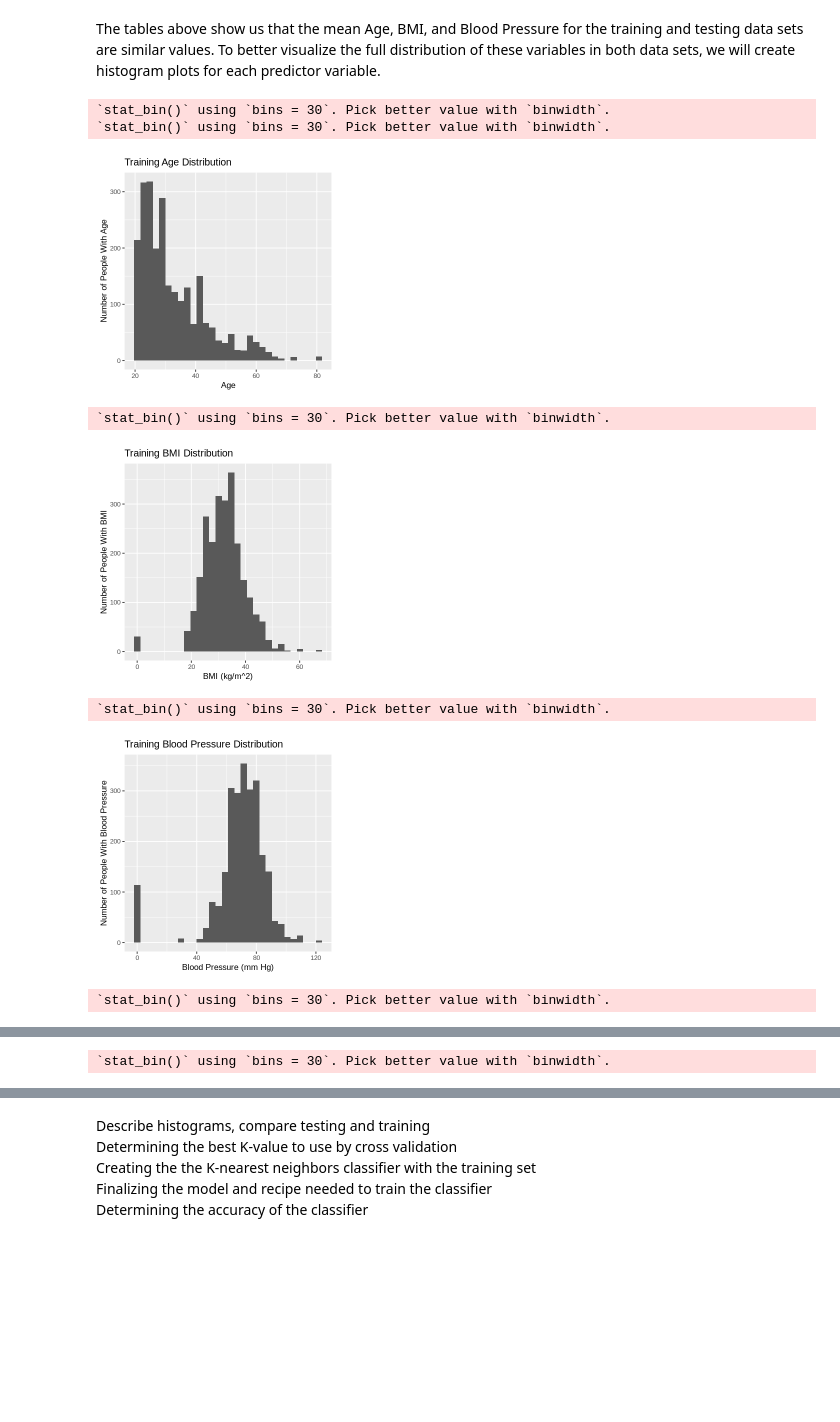
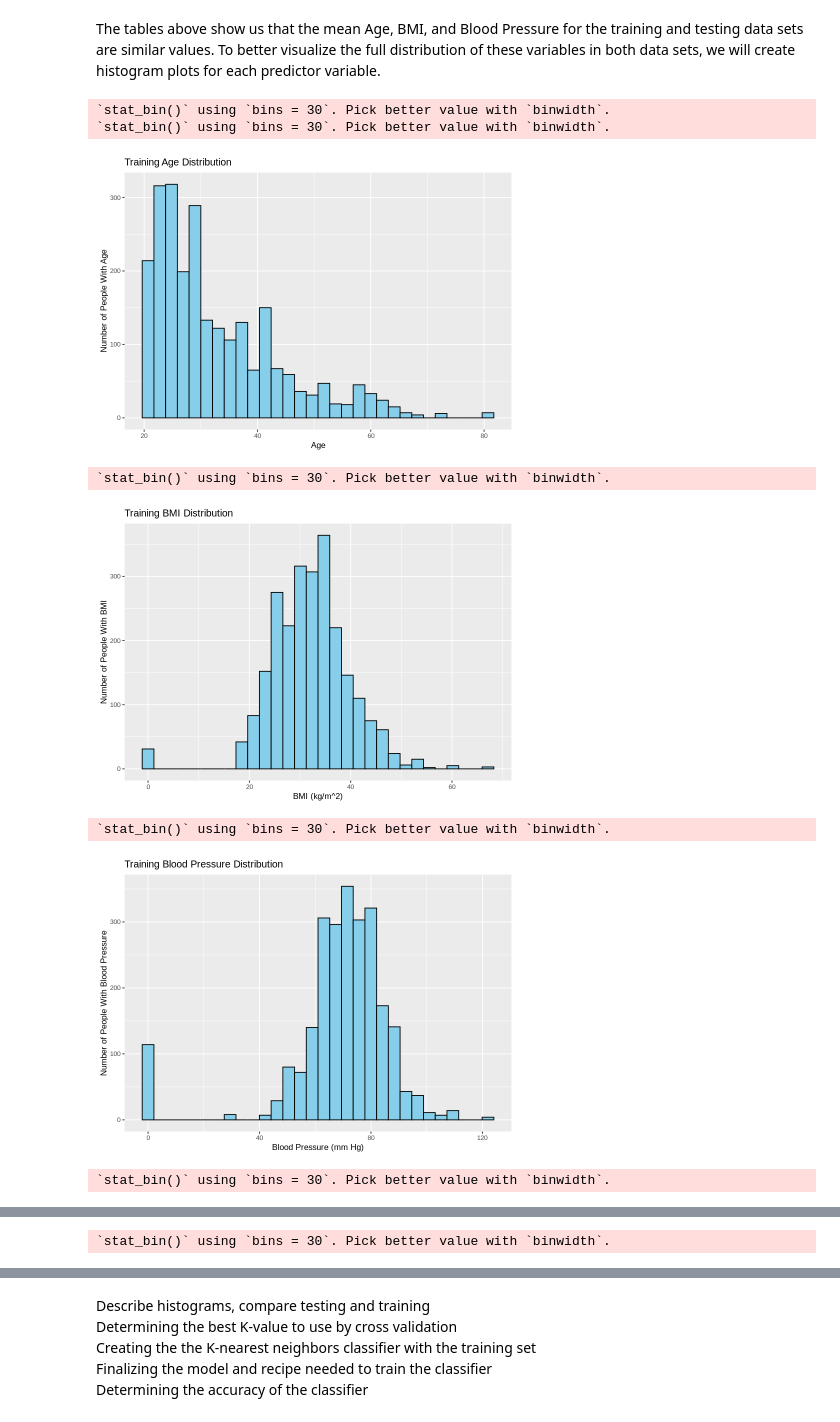
Before and after one commit to nityag11/DSCI-100-group17-project, a Jupyter notebook: Project.ipynb, the cells around one changed output, grey strips where cells are left out. Saved outputs shown, nothing was run; the diff lists cells and outputs as text; code cells hidden in the pictures; blank space fills up the shorter version.

```diff
--- a/Project.ipynb
+++ b/Project.ipynb
@@ -203,11 +203,11 @@ A tibble: 3 × 2
 # %% [markdown]
 The tables above show us that the mean Age, BMI, and Blood Pressure for the training and testing data sets are similar values. To better visualize the full distribution of these variables in both data sets, we will create histogram plots for each predictor variable.
 # %%
-options(repr.plot.width=4, repr.plot.height=4)
+options(repr.plot.width=7, repr.plot.height=5)
 #histogram for training age distribution
 training_age_distribution <- training_data_small |>
     ggplot(aes(x = Age)) +
-    geom_histogram() +
+    geom_histogram(color = "black", fill = "skyblue") +
     labs(x = "Age", y = "Number of People With Age") +
     ggtitle("Training Age Distribution") +
     theme(text = element_text(size = 10))
@@ -216,7 +216,7 @@ training_age_distribution
 #histogram for training BMI distribution
 training_bmi_distribution <- training_data_small |>
     ggplot(aes(x = BMI)) +
-    geom_histogram() +
+    geom_histogram(color = "black", fill = "skyblue") +
     labs(x = "BMI (kg/m^2)", y = "Number of People With BMI") +
     ggtitle("Training BMI Distribution") +
     theme(text = element_text(size = 10))
@@ -225,44 +225,44 @@ training_bmi_distribution
 #histogram for training BP distribution
 training_bp_distribution <- training_data_small |>
     ggplot(aes(x = Blood_Pressure)) +
-    geom_histogram() +
+    geom_histogram(color = "black", fill = "skyblue") +
     labs(x = "Blood Pressure (mm Hg)", y = "Number of People With Blood Pressure") +
     ggtitle("Training Blood Pressure Distribution") +
     theme(text = element_text(size = 10))
 training_bp_distribution
 
 #histogram for testing age distribution
 testing_age_distribution <- testing_data_small |>
     ggplot(aes(x = Age)) +
-    geom_histogram() +
+    geom_histogram(color = "black", fill = "skyblue") +
     labs(x = "Age", y = "Number of People With Age") +
     ggtitle("Testing Age Distribution") +
     theme(text = element_text(size = 10))
 testing_age_distribution
 
 #histogram for testing BMI distribution
 testing_bmi_distribution <- testing_data_small |>
     ggplot(aes(x = BMI)) +
-    geom_histogram() +
+    geom_histogram(color = "black", fill = "skyblue") +
     labs(x = "BMI (kg/m^2)", y = "Number of People With BMI") +
     ggtitle("Testing BMI Distribution") +
     theme(text = element_text(size = 10))
 testing_bmi_distribution
 
 #histogram for testing BP distribution
 testing_bp_distribution <- testing_data_small |>
     ggplot(aes(x = Blood_Pressure)) +
-    geom_histogram() +
+    geom_histogram(color = "black", fill = "skyblue") +
     labs(x = "Blood Pressure (mm Hg)", y = "Number of People With Blood Pressure") +
     ggtitle("Testing Blood Pressure Distribution") +
     theme(text = element_text(size = 10))
 testing_bp_distribution
 # %% [output]
 `stat_bin()` using `bins = 30`. Pick better value with `binwidth`.
 `stat_bin()` using `bins = 30`. Pick better value with `binwidth`.
-[figure, old version]
+[figure, new version]
 `stat_bin()` using `bins = 30`. Pick better value with `binwidth`.
-[figure, old version]
+[figure, new version]
 `stat_bin()` using `bins = 30`. Pick better value with `binwidth`.
-[figure, old version]
+[figure, new version]
 `stat_bin()` using `bins = 30`. Pick better value with `binwidth`.
```
Also changed, not shown: parts of 6 cells of this notebook.
